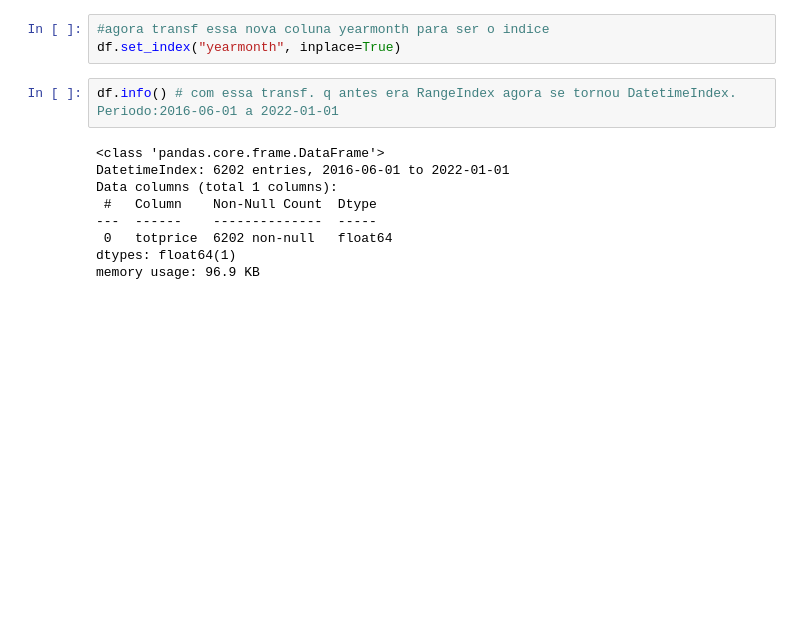
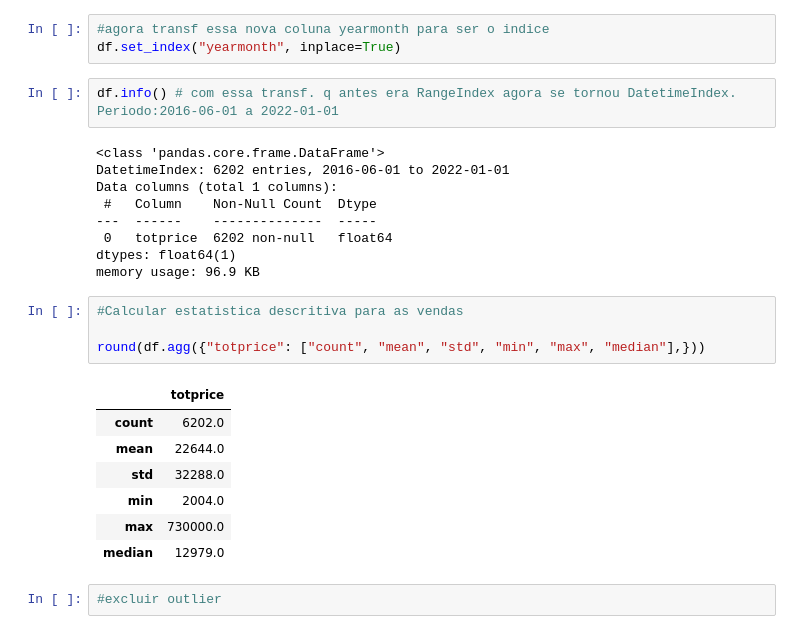
Before and after one commit to Keylla-Rodrigues/Forescasting-sales, a Jupyter notebook: Forecasting-sales.ipynb, the cells around one changed output. Drawn from its saved outputs; the diff is of its cells as text; blank space fills up the shorter version.

```diff
--- a/Forecasting-sales.ipynb
+++ b/Forecasting-sales.ipynb
@@ -93,5 +108,19 @@ Data columns (total 1 columns):
  0   totprice  6202 non-null   float64
 dtypes: float64(1)
 memory usage: 96.9 KB
+# %%
+#Calcular estatistica descritiva para as vendas
+
+round(df.agg({"totprice": ["count", "mean", "std", "min", "max", "median"],}))
+# %% [output]
+|  | totprice |
+| count | 6202.0 |
+| mean | 22644.0 |
+| std | 32288.0 |
+| min | 2004.0 |
+| max | 730000.0 |
+| median | 12979.0 |
+# %%
+#excluir outlier
 # %%
 #Transf eh feita por causa do grafico DataFrame.plot() onde requer q o eixo
```
Also changed, not shown: parts of 2 cells of this notebook.
